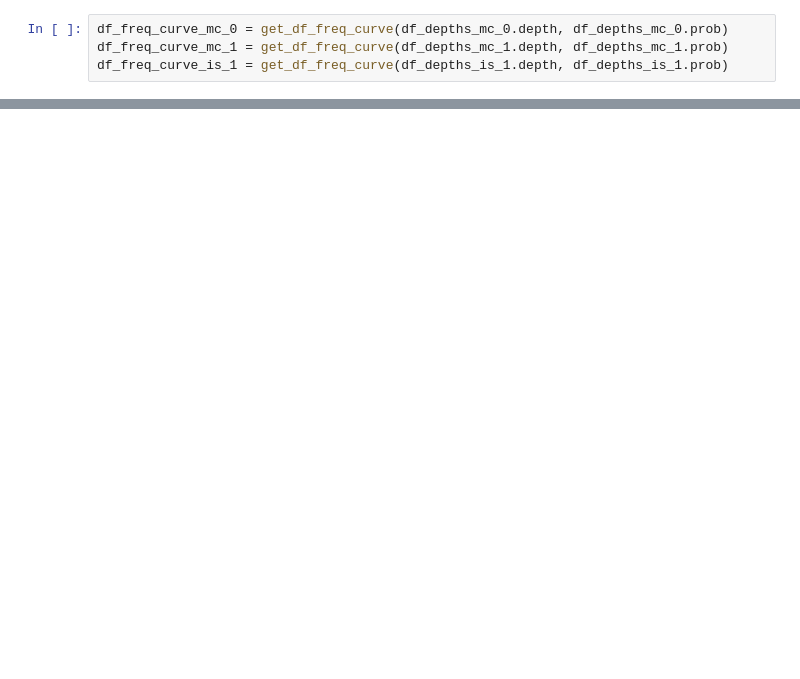
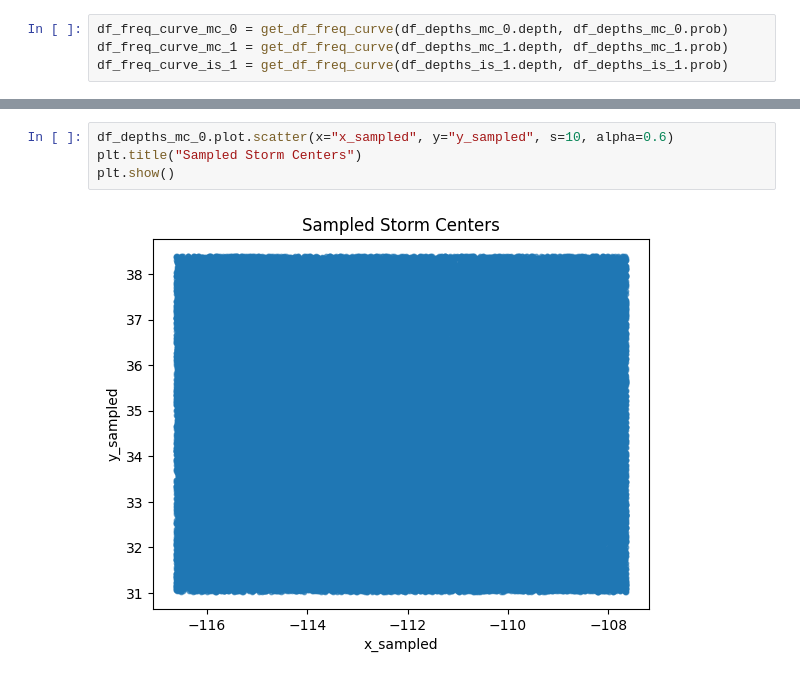
Before and after one commit to fema-ffrd/Importance-Sampling-for-SST, a Jupyter notebook: notebooks/example.ipynb, the cells around one changed output, grey strips where cells are left out. Saved outputs shown, nothing was run; the diff lists cells and outputs as text; blank space fills up the shorter version.

```diff
--- a/notebooks/example.ipynb
+++ b/notebooks/example.ipynb
@@ -178,0 +186,6 @@ df_freq_curve_is_1 = get_df_freq_curve(df_depths_is_1.depth, df_depths_is_1.prob
+# %%
+df_depths_mc_0.plot.scatter(x="x_sampled", y="y_sampled", s=10, alpha=0.6)
+plt.title("Sampled Storm Centers")
+plt.show()
+# %% [output]
+[figure, added]
```
Also changed, not shown: parts of 15 cells of this notebook, 2 other files.
